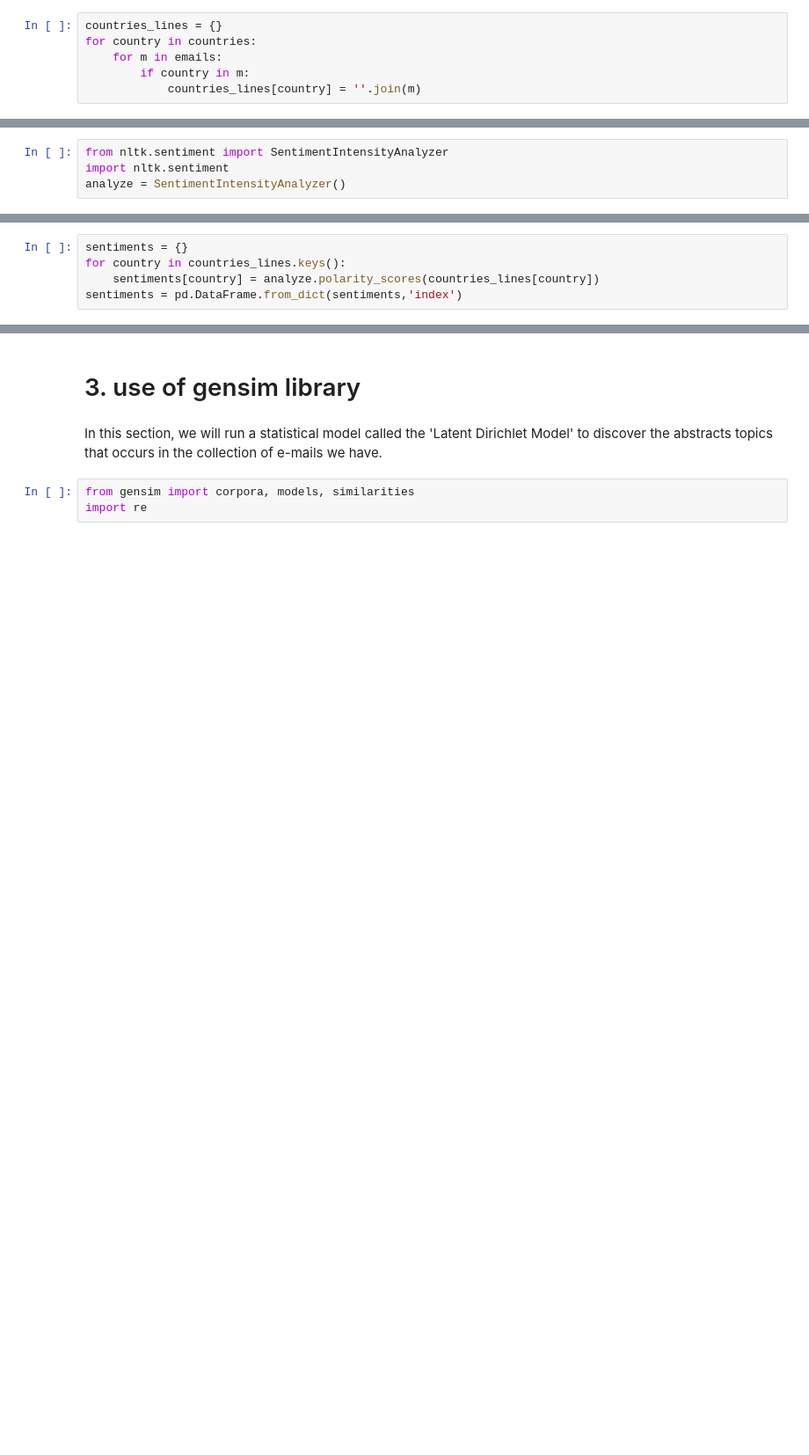
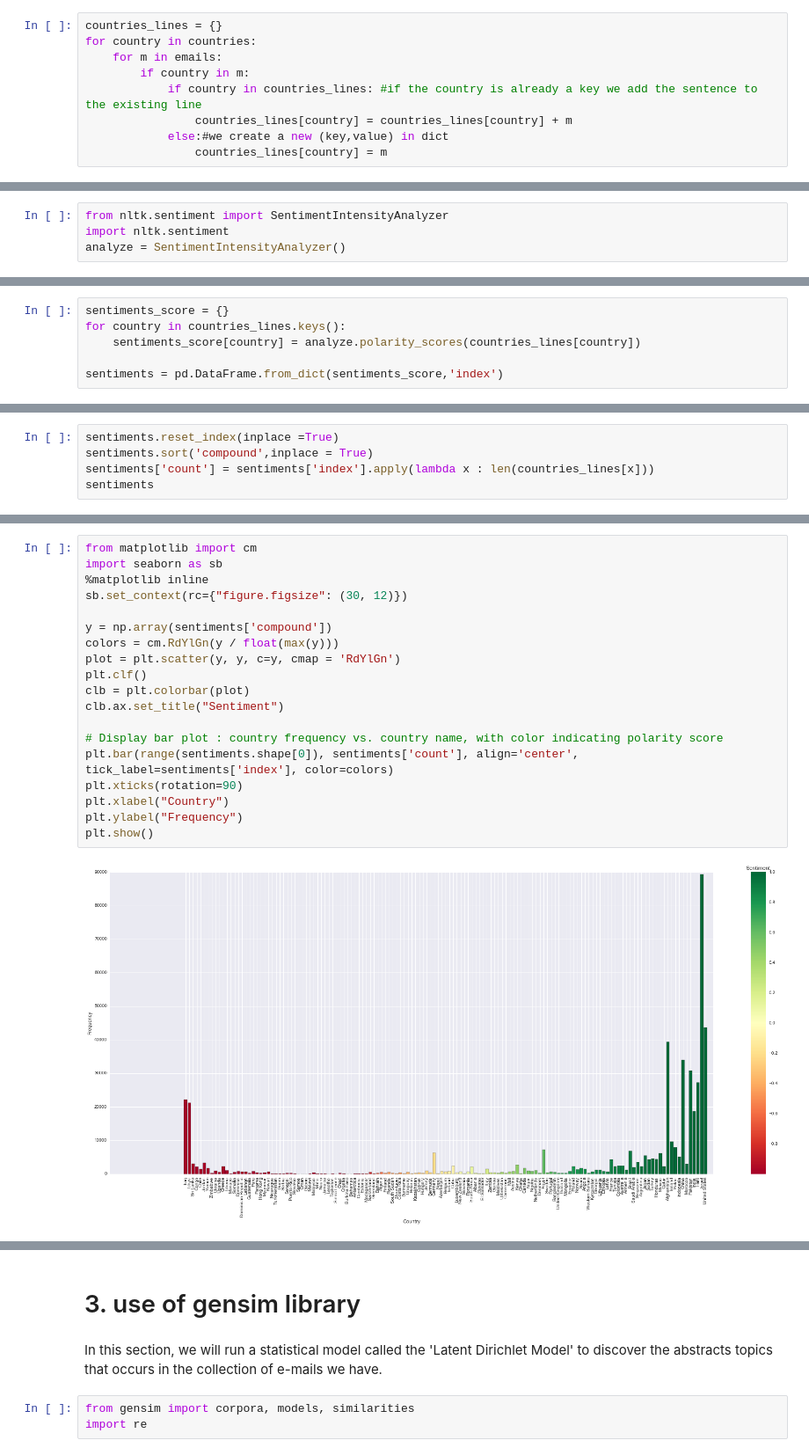
Before and after one commit to Ismail64/ADA_Homeworks, a Jupyter notebook: Labs/06 - Taming Text/FINAL_HW-05.ipynb, the cells around one changed output, grey strips where cells are left out. Shown at 88% size. Drawn from its saved outputs; the diff is of its cells as text; blank space fills up the shorter version.

```diff
--- a/Labs/06 - Taming Text/FINAL_HW-05.ipynb
+++ b/Labs/06 - Taming Text/FINAL_HW-05.ipynb
@@ -181,4 +202,7 @@ countries_lines = {}
 for country in countries:
     for m in emails:
         if country in m:
-            countries_lines[country] = ''.join(m)
+            if country in countries_lines: #if the country is already a key we add the sentence to the existing line
+                countries_lines[country] = countries_lines[country] + m
+            else:#we create a new (key,value) in dict
+                countries_lines[country] = m
@@ -193,5 +228,6 @@ analyze = SentimentIntensityAnalyzer()
 # %%
-sentiments = {}
+sentiments_score = {}
 for country in countries_lines.keys():
-    sentiments[country] = analyze.polarity_scores(countries_lines[country])
-sentiments = pd.DataFrame.from_dict(sentiments,'index')
+    sentiments_score[country] = analyze.polarity_scores(countries_lines[country])
+
+sentiments = pd.DataFrame.from_dict(sentiments_score,'index')
@@ -208,0 +237,5 @@ plt.show()
+# %%
+sentiments.reset_index(inplace =True)
+sentiments.sort('compound',inplace = True)
+sentiments['count'] = sentiments['index'].apply(lambda x : len(countries_lines[x]))
+sentiments
@@ -208,0 +261,21 @@ plt.show()
+# %%
+from matplotlib import cm
+import seaborn as sb
+%matplotlib inline
+sb.set_context(rc={"figure.figsize": (30, 12)})
+
+y = np.array(sentiments['compound'])
+colors = cm.RdYlGn(y / float(max(y)))
+plot = plt.scatter(y, y, c=y, cmap = 'RdYlGn')
+plt.clf()
+clb = plt.colorbar(plot)
+clb.ax.set_title("Sentiment")
+
+# Display bar plot : country frequency vs. country name, with color indicating polarity score
+plt.bar(range(sentiments.shape[0]), sentiments['count'], align='center', tick_label=sentiments['index'], color=colors)
+plt.xticks(rotation=90)
+plt.xlabel("Country")
+plt.ylabel("Frequency")
+plt.show()
+# %% [output]
+[figure, added]
```
Also changed, not shown: parts of 29 cells of this notebook, 2 other files.
